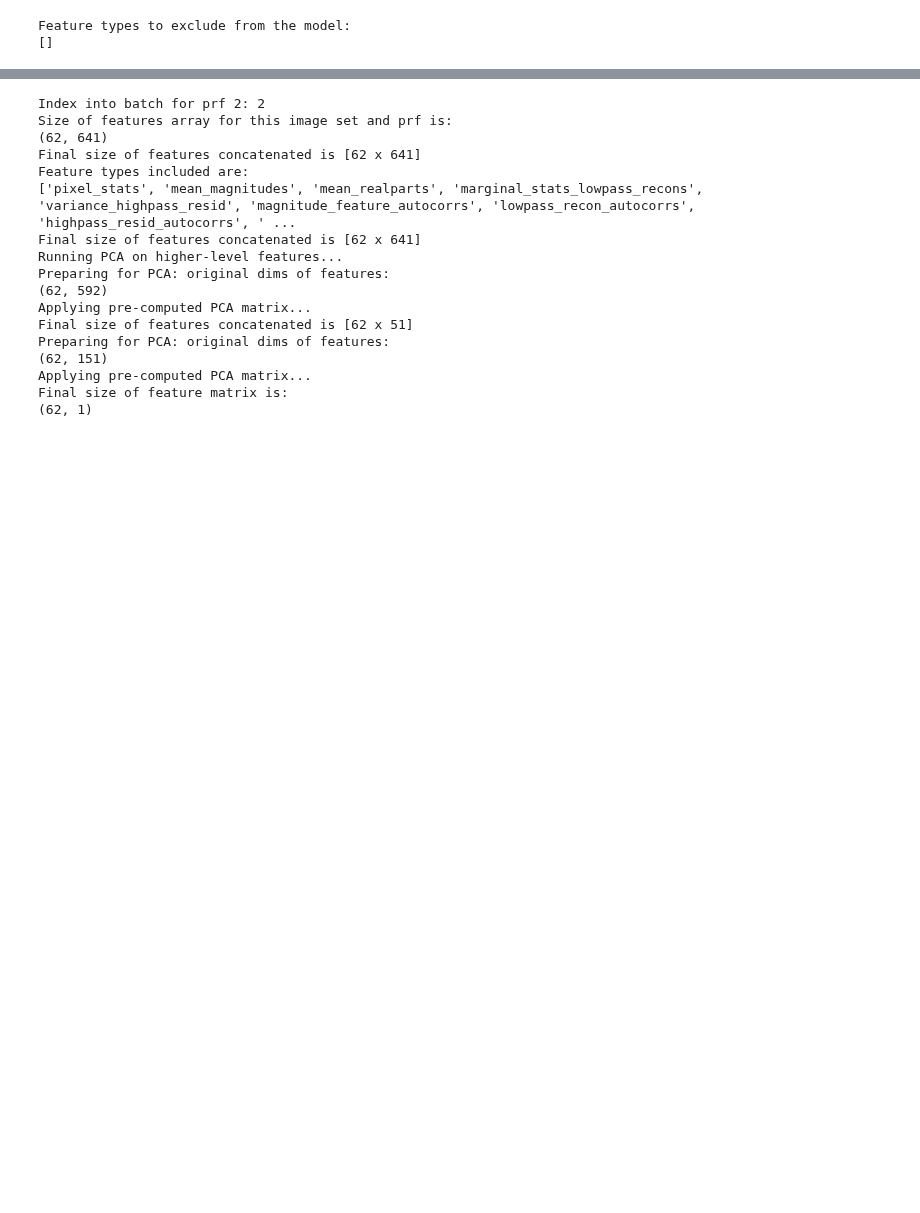
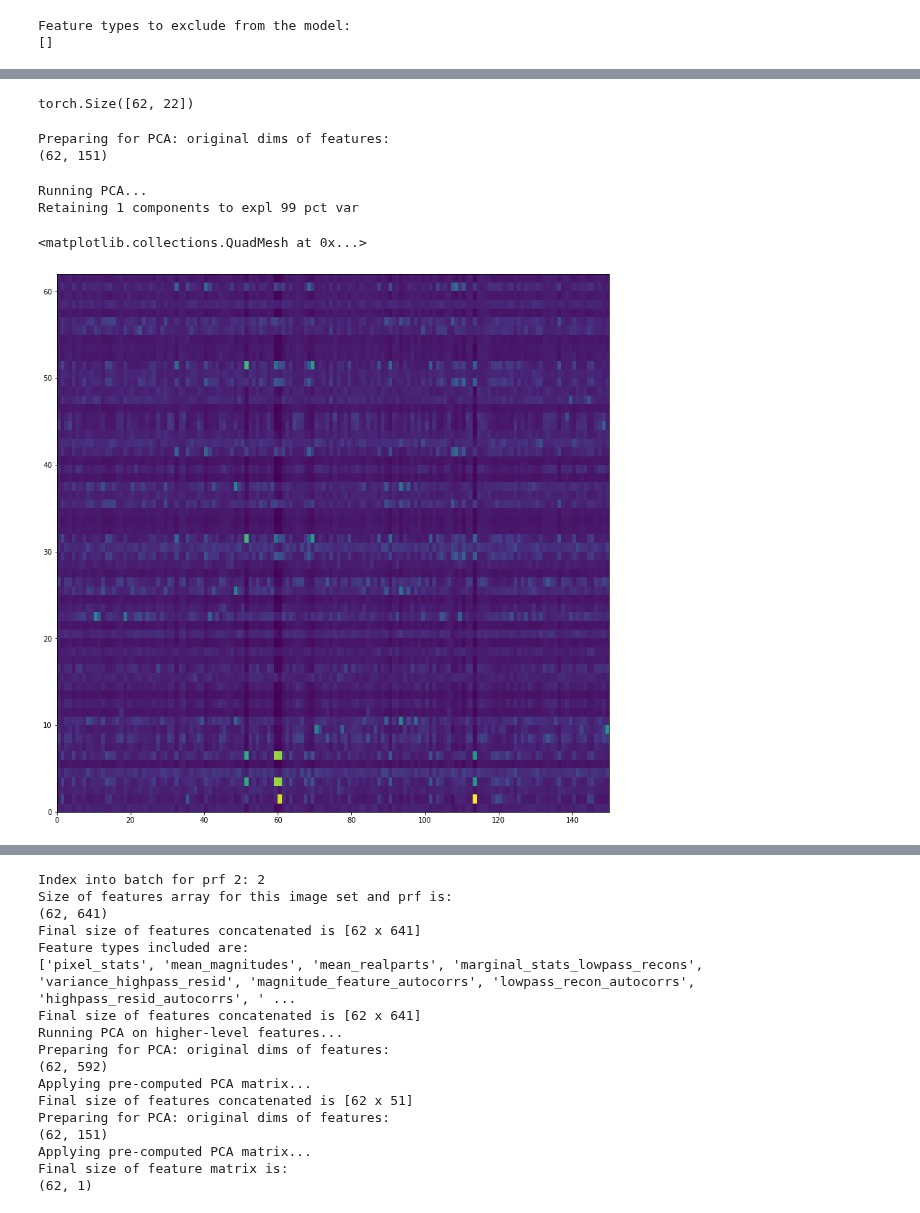
Before and after one commit to mmhenderson/modfit, a Jupyter notebook: notebooks/testing/test_fitting.ipynb, the cells around one changed output, grey strips where cells are left out. Drawn from its saved outputs; the diff is of its cells as text; code cells hidden in the pictures; blank space fills up the shorter version.

Commit message:
code for running and testing most recent fitting

```diff
--- a/notebooks/testing/test_fitting.ipynb
+++ b/notebooks/testing/test_fitting.ipynb
@@ -228,0 +194,4 @@ Final size of feature matrix is:
+# %%
+feats.shape
+# %% [output]
+torch.Size([62, 22])
@@ -228,0 +485,18 @@ Final size of feature matrix is:
+# %%
+features = feats
+prf_model_index = mm
+fitting_mode = True
+if torch.is_tensor(features):
+    features = features.detach().cpu().numpy()
+    was_tensor=True
+else:
+    was_tensor=False
+
+n_trials = features.shape[0]
+n_features_actual = features.shape[1]
+assert(n_features_actual == _feature_extractor.n_feat_each_prf[prf_model_index])
+print('Preparing for PCA: original dims of features:')
+print(features.shape)
+# %% [output]
+Preparing for PCA: original dims of features:
+(62, 151)
@@ -228,0 +506,38 @@ Final size of feature matrix is:
+# %%
+# Going to perform pca on the raw features
+# First make sure it hasn't been done yet!
+# assert(_feature_extractor.n_comp_needed[prf_model_index]==-1)
+print('Running PCA...')
+pca = decomposition.PCA(n_components = np.min([np.min([_feature_extractor.max_pc_to_retain, n_features_actual]), n_trials]), copy=False)
+# Perform PCA to decorrelate feats and reduce dimensionality
+scores = pca.fit_transform(features)
+features = None
+wts = pca.components_
+ev = pca.explained_variance_
+ev = ev/np.sum(ev)*100
+# wts/components goes [ncomponents x nfeatures].
+# nfeatures is always actual number of raw features
+# ncomponents is min(ntrials, nfeatures)
+# to save space, only going to save up to some max number of components.
+n_components_actual = np.min([wts.shape[0], _feature_extractor.max_pc_to_retain])
+# save a record of the transformation to be used for validating model
+# _feature_extractor.pca_wts[prf_model_index][0:n_components_actual,0:n_features_actual] = wts[0:n_components_actual,:]
+# mean of each feature, nfeatures long - needed to reproduce transformation
+# _feature_extractor.pca_pre_mean[prf_model_index][0:n_features_actual] = pca.mean_
+# max len of ev is the number of components
+# _feature_extractor.pct_var_expl[0:n_components_actual,prf_model_index] = ev[0:n_components_actual]
+n_components_reduced = int(np.where(np.cumsum(ev)>_feature_extractor.min_pct_var)[0][0] if np.any(np.cumsum(ev)>_feature_extractor.min_pct_var) else len(ev))
+n_components_reduced = np.max([n_components_reduced, 1])
+# _feature_extractor.n_comp_needed[prf_model_index] = n_components_reduced
+print('Retaining %d components to expl %d pct var'%(n_components_reduced, _feature_extractor.min_pct_var))
+assert(n_components_reduced<=_feature_extractor.max_pc_to_retain)
+features_reduced = scores[:,0:n_components_reduced]
+# %% [output]
+Running PCA...
+Retaining 1 components to expl 99 pct var
+# %%
+plt.figure(figsize=(14,14));
+plt.pcolormesh(features[:,0:150])
+# %% [output]
+<matplotlib.collections.QuadMesh at 0x...>
+[figure, added]
```
Also changed, not shown: parts of 13 cells of this notebook, 2 other files.
